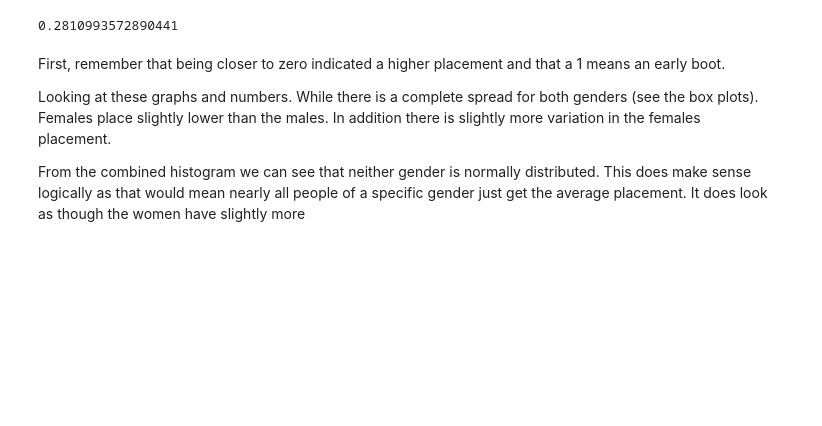
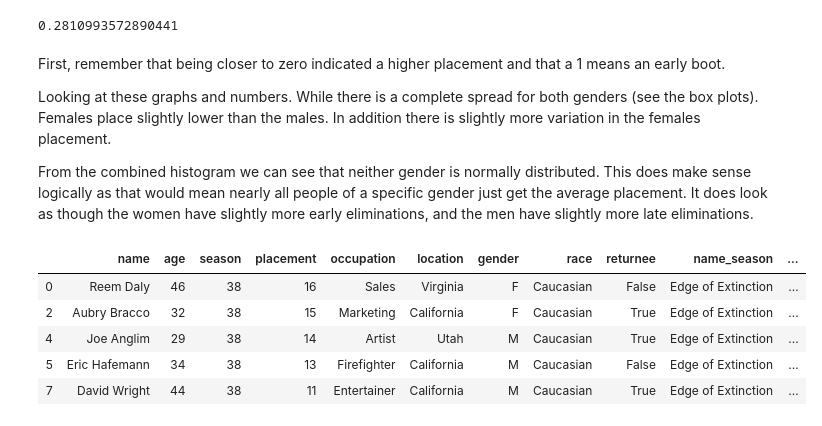
Before and after one commit to kayschulz/survivor_analysis, a Jupyter notebook: exploratory_analysis.ipynb, the cells around one changed output. Drawn from its saved outputs; the diff is of its cells as text; code cells hidden in the pictures; blank space fills up the shorter version.

Commit message:
create dataframes for races

```diff
--- a/exploratory_analysis.ipynb
+++ b/exploratory_analysis.ipynb
@@ -538,4 +538,14 @@ First, remember that being closer to zero indicated a higher placement and that
 
 Looking at these graphs and numbers. While there is a complete spread for both genders (see the box plots). Females place slightly lower than the males. In addition there is slightly more variation in the females placement.
 
-From the combined histogram we can see that neither gender is normally distributed. This does make sense logically as that would mean nearly all people of a specific gender just get the average placement. It does look as though the women have slightly more
+From the combined histogram we can see that neither gender is normally distributed. This does make sense logically as that would mean nearly all people of a specific gender just get the average placement. It does look as though the women have slightly more early eliminations, and the men have slightly more late eliminations.
+# %%
+caucasians = players_with_season.loc[players_with_season['race']=='Caucasian']
+caucasians.head()
+# %% [output]
+|  | name | age | season | placement | occupation | location | gender | race | returnee | name_season | ... |
+| 0 | Reem Daly | 46 | 38 | 16 | Sales | Virginia | F | Caucasian | False | Edge of Extinction | ... |
+| 2 | Aubry Bracco | 32 | 38 | 15 | Marketing | California | F | Caucasian | True | Edge of Extinction | ... |
+| 4 | Joe Anglim | 29 | 38 | 14 | Artist | Utah | M | Caucasian | True | Edge of Extinction | ... |
+| 5 | Eric Hafemann | 34 | 38 | 13 | Firefighter | California | M | Caucasian | False | Edge of Extinction | ... |
+| 7 | David Wright | 44 | 38 | 11 | Entertainer | California | M | Caucasian | True | Edge of Extinction | ... |
```
Also changed, not shown: parts of 13 cells of this notebook.
